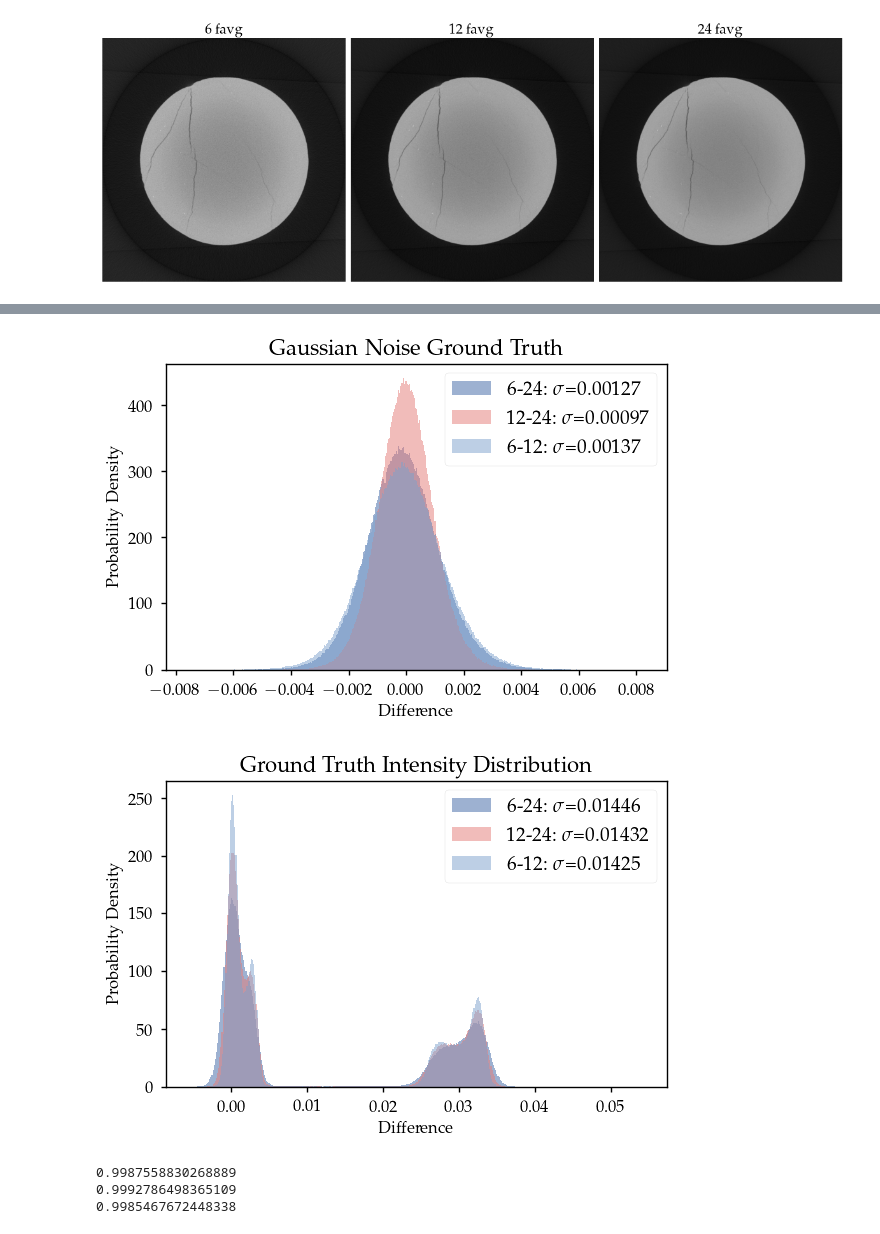
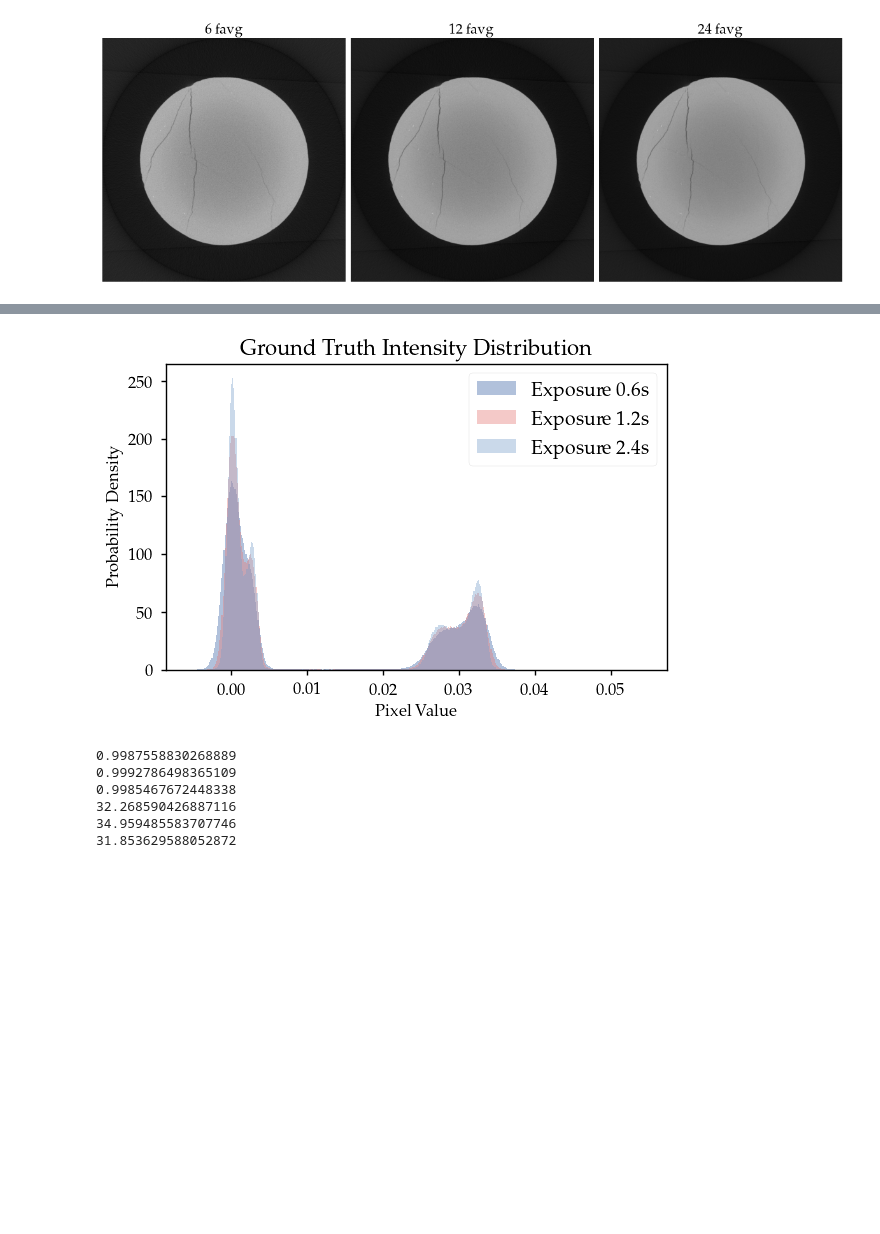
Before and after one commit to RubenDragland/4D_CT, a Jupyter notebook: CT Analysis/exposure_optimisation.ipynb, the cells around one changed output, grey strips where cells are left out. Cells and saved outputs as stored; diff of their text form; code cells hidden in the pictures; blank space fills up the shorter version.

```diff
--- a/CT Analysis/exposure_optimisation.ipynb
+++ b/CT Analysis/exposure_optimisation.ipynb
@@ -95,21 +141,0 @@ plt.show()
-# %%
-def gaussian(x, a, x0, sigma):
-    return a*np.exp(-(x-x0)**2/(2*sigma**2))
-
-def plot_slice_histogram(hists:list, labels:list, xlabel="Pixel Value", ylabel="Probability Density", title="Gaussian Noise", savefig=False):
-
-    choose_formatter(False)
-
-    fig, ax = plt.subplots(figsize=DEFAULT_FIGSIZE)
-
-    for hist, label in zip(hists, labels):
-        ax.plot(hist, bins=400, density=True, alpha=0.5, label=label)
-
-    # ax.hist(diff6, bins=400, density=True, alpha=0.5, label=fr"6-24: $\sigma$={np.std(diff6):.5f}")
-    # ax.hist(diff12, bins=400, density=True, alpha=0.5, label=fr"12-24: $\sigma$={np.std(diff12):.5f}")
-    # ax.hist(diff126, bins=400, density=True, alpha=0.5, label=fr"6-12: $\sigma$={np.std(diff126):.5f}")
-    ax.legend()
-    ax.set_title(title)
-    ax.set_xlabel(xlabel)
-    ax.set_ylabel(ylabel)
-    plt.show()
@@ -116,25 +190,31 @@ def plot_slice_histogram(hists:list, labels:list, xlabel="Pixel Value", ylabel="
 # %%
 diff6 = favg6_slice - favg24_slice
 diff12 = favg12_slice - favg24_slice
 diff126 = -(favg12_slice - favg6_slice)
 
-plot_noise_histogram(diff6.flatten(), diff12.flatten(), diff126.flatten(), title="Gaussian Noise Ground Truth", savefig=False)
-plot_noise_histogram(favg6_slice.flatten(), favg12_slice.flatten(), favg24_slice.flatten(), title="Ground Truth Intensity Distribution", savefig=True)
+# plot_noise_histogram(diff6.flatten(), diff12.flatten(), diff126.flatten(), title="Gaussian Noise Ground Truth", savefig=False)
+plot_slice_histogram([favg6_slice.flatten(), favg12_slice.flatten(), favg24_slice.flatten()], [f"Exposure {0.6}s", f"Exposure {1.2}s", f"Exposure {2.4}s"], title="Ground Truth Intensity Distribution", savefig=True)
 
 
 # diff126 = favg12_slice - favg6_slice
 
 # plt.hist(diff126.flatten(), bins=400, density=True, alpha=0.5, label=fr"favg12 - favg6: $\sigma$={np.std(diff126):.5f}")
 # plt.legend()
 # plt.show()
 
 
 print(utils.calc_ssim(favg6_slice, favg24_slice))
 print(utils.calc_ssim(favg24_slice, favg12_slice))
 print(utils.calc_ssim(favg12_slice, favg6_slice))
+
+print(utils.calc_psnr(favg6_slice, favg24_slice))
+print(utils.calc_psnr(favg24_slice, favg12_slice))
+print(utils.calc_psnr(favg12_slice, favg6_slice))
 # %% [output]
-[figure, old version]
+[figure, new version]
-[figure, removed]
 0.9987558830268889
 0.9992786498365109
 0.9985467672448338
+32.268590426887116
+34.959485583707746
+31.853629588052872
```
Also changed, not shown: parts of 17 cells of this notebook, 2 other files.
